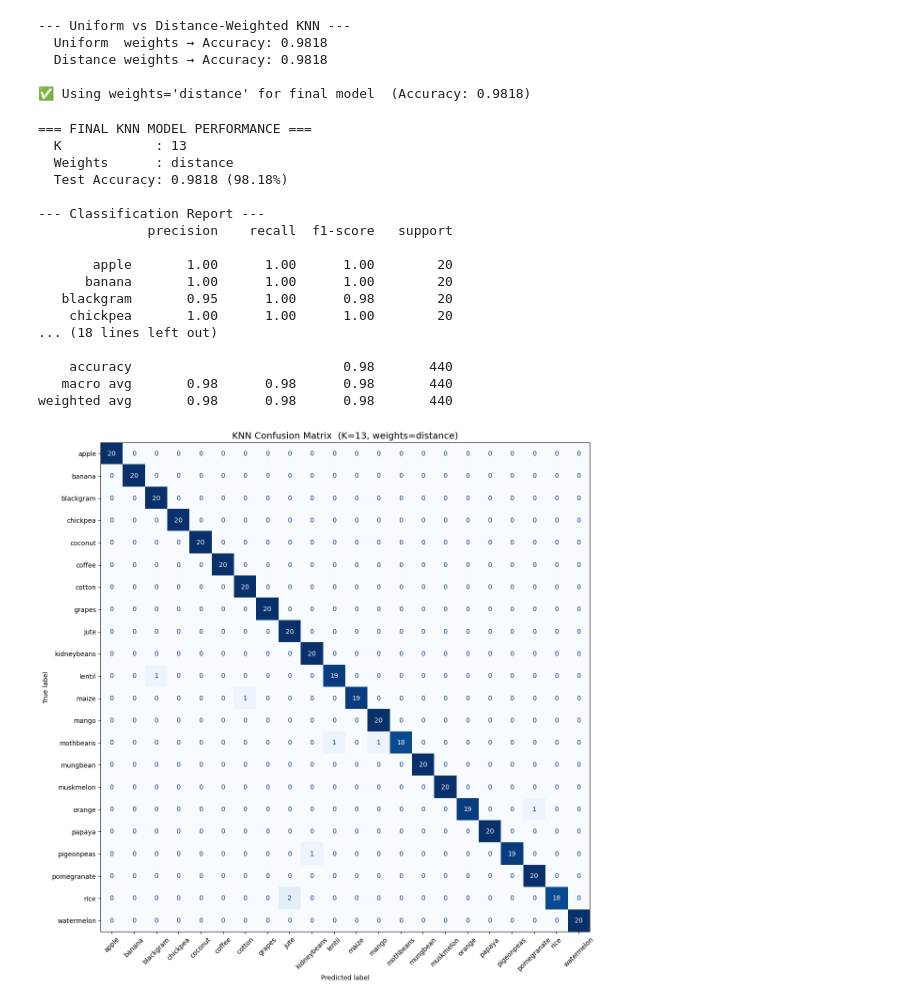
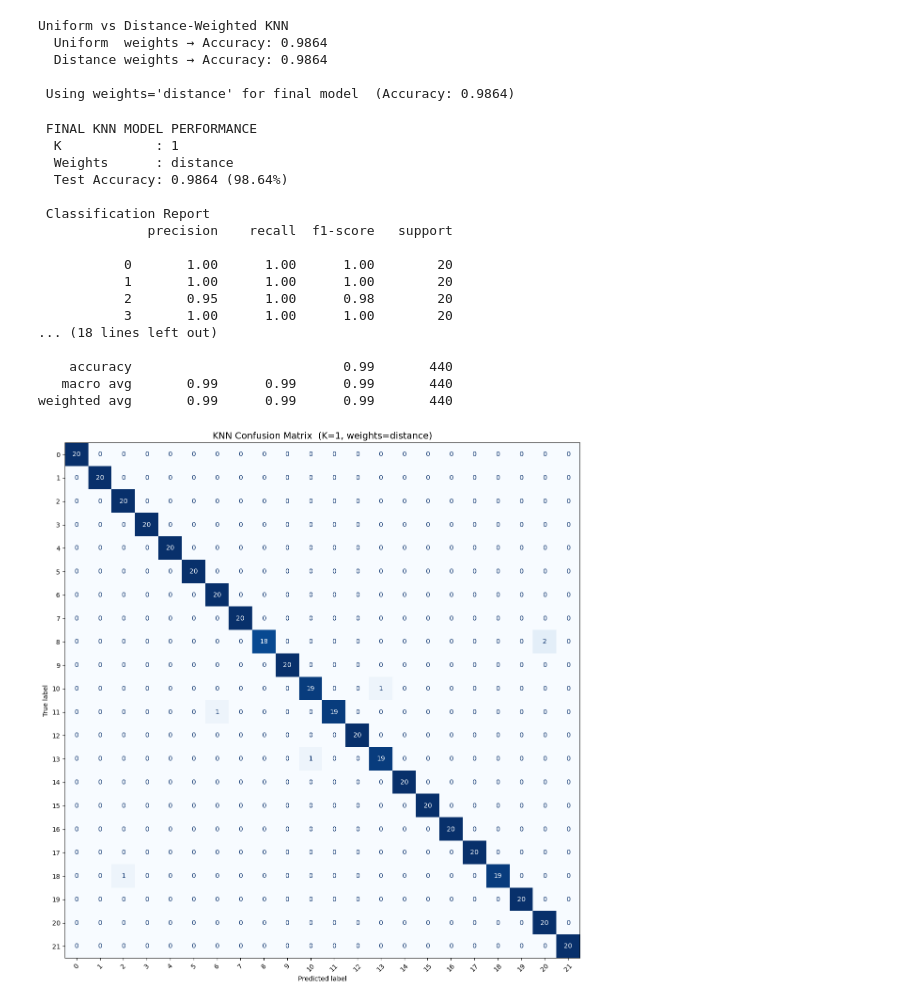
Before and after one commit to TINOZOERAMONA/croprecommendationproject, a Jupyter notebook: notebooks/knn_model.ipynb, the cells around one changed output. Cells and saved outputs as stored; diff of their text form; code cells hidden in the pictures.

```diff
--- a/notebooks/knn_model.ipynb
+++ b/notebooks/knn_model.ipynb
@@ -57,0 +18,6 @@ X_test_scaled = scaler.transform(X_test)
+# %%
+from src.preprocessing import CropPreprocessor
+
+preprocessor = CropPreprocessor()
+
+data = preprocessor.preprocess("data/raw/Crop_recommendation.csv")
@@ -58,3 +26,8 @@ X_test_scaled = scaler.transform(X_test)
+# %%
+X_train = data["X_train"]
+X_test = data["X_test"]
+y_train = data["y_train"]
+y_test = data["y_test"]
 # %%
 #train the knn model
 #looks at the 5 closest data points
@@ -64,14 +37,14 @@ X_test_scaled = scaler.transform(X_test)
 # #make predictions
 # y_pred = model.predict(X_test)
 
-print("\n--- Testing K values (1 to 20) ---")
+print("\n Testing K values (1 to 20) ")
 k_values  = range(1, 21)
 accuracies = []
 
 for k in k_values:
     knn = KNeighborsClassifier(n_neighbors=k)
-    knn.fit(X_train_scaled, y_train)
-    y_pred_k = knn.predict(X_test_scaled)
+    knn.fit(X_train, y_train)
+    y_pred_k = knn.predict(X_test)
     acc = accuracy_score(y_test, y_pred_k)
     accuracies.append(acc)
     print(f"  K={k:2d}  →  Accuracy: {acc:.4f}")
@@ -149,14 +132,14 @@ print(f"  Std Deviation     : {cv_scores.std():.4f}")
 # %%
-print("\n--- Uniform vs Distance-Weighted KNN ---")
+print("\nUniform vs Distance-Weighted KNN ")
 
 knn_uniform  = KNeighborsClassifier(n_neighbors=best_k, weights="uniform")
 knn_distance = KNeighborsClassifier(n_neighbors=best_k, weights="distance")
 
-knn_uniform.fit(X_train_scaled, y_train)
-knn_distance.fit(X_train_scaled, y_train)
+knn_uniform.fit(X_train, y_train)
+knn_distance.fit(X_train, y_train)
 
-acc_uniform  = accuracy_score(y_test, knn_uniform.predict(X_test_scaled))
-acc_distance = accuracy_score(y_test, knn_distance.predict(X_test_scaled))
+acc_uniform  = accuracy_score(y_test, knn_uniform.predict(X_test))
+acc_distance = accuracy_score(y_test, knn_distance.predict(X_test))
 
 print(f"  Uniform  weights → Accuracy: {acc_uniform:.4f}")
 print(f"  Distance weights → Accuracy: {acc_distance:.4f}")
@@ -171,57 +154,57 @@ else:
     final_weight = "uniform"
     final_acc    = acc_uniform
 
-print(f"\n✅ Using weights='{final_weight}' for final model  (Accuracy: {final_acc:.4f})")
+print(f"\n Using weights='{final_weight}' for final model  (Accuracy: {final_acc:.4f})")
 # %% [output]
---- Uniform vs Distance-Weighted KNN ---
-  Uniform  weights → Accuracy: 0.9818
-  Distance weights → Accuracy: 0.9818
+Uniform vs Distance-Weighted KNN
+  Uniform  weights → Accuracy: 0.9864
+  Distance weights → Accuracy: 0.9864
 
-✅ Using weights='distance' for final model  (Accuracy: 0.9818)
+ Using weights='distance' for final model  (Accuracy: 0.9864)
 # %%
 #final model evaluation
-y_pred_final = final_model.predict(X_test_scaled)
+y_pred_final = final_model.predict(X_test)
 
-print("\n=== FINAL KNN MODEL PERFORMANCE ===")
+print("\n FINAL KNN MODEL PERFORMANCE ")
 print(f"  K            : {best_k}")
 print(f"  Weights      : {final_weight}")
 print(f"  Test Accuracy: {final_acc:.4f} ({final_acc*100:.2f}%)")
 
-print("\n--- Classification Report ---")
+print("\n Classification Report ")
 print(classification_report(y_test, y_pred_final))
 
-# ── Confusion Matrix ──────────────────────────
+# Confusion Matrix
 # Shows which crops the model confuses for each other.
 # Each row = actual crop, each column = predicted crop.
 # Ideal: a bright diagonal, dark everywhere else.
 cm     = confusion_matrix(y_test, y_pred_final, labels=final_model.classes_)
 fig, ax = plt.subplots(figsize=(14, 12))
 disp   = ConfusionMatrixDisplay(confusion_matrix=cm, display_labels=final_model.classes_)
 disp.plot(ax=ax, cmap="Blues", colorbar=False, xticks_rotation=45)
 ax.set_title(f"KNN Confusion Matrix  (K={best_k}, weights={final_weight})", fontsize=14)
 plt.tight_layout()
 #plt.savefig("knn_confusion_matrix.png", dpi=150)
 plt.show()
 #print("Saved: knn_confusion_matrix.png")
 # %% [output]
-=== FINAL KNN MODEL PERFORMANCE ===
-  K            : 13
+ FINAL KNN MODEL PERFORMANCE
+  K            : 1
   Weights      : distance
-  Test Accuracy: 0.9818 (98.18%)
+  Test Accuracy: 0.9864 (98.64%)
 
---- Classification Report ---
+ Classification Report
               precision    recall  f1-score   support
 
-       apple       1.00      1.00      1.00        20
-      banana       1.00      1.00      1.00        20
-   blackgram       0.95      1.00      0.98        20
-    chickpea       1.00      1.00      1.00        20
+           0       1.00      1.00      1.00        20
+           1       1.00      1.00      1.00        20
+           2       0.95      1.00      0.98        20
+           3       1.00      1.00      1.00        20
 ... (18 lines left out)
 
-    accuracy                           0.98       440
-   macro avg       0.98      0.98      0.98       440
-weighted avg       0.98      0.98      0.98       440
+    accuracy                           0.99       440
+   macro avg       0.99      0.99      0.99       440
+weighted avg       0.99      0.99      0.99       440
-[figure, old version]
+[figure, new version]
 # %%
 #per class accuracy bar chat
 report_dict = classification_report(y_test, y_pred_final, output_dict=True)
```
Also changed, not shown: parts of 13 cells of this notebook, 6 other files.
